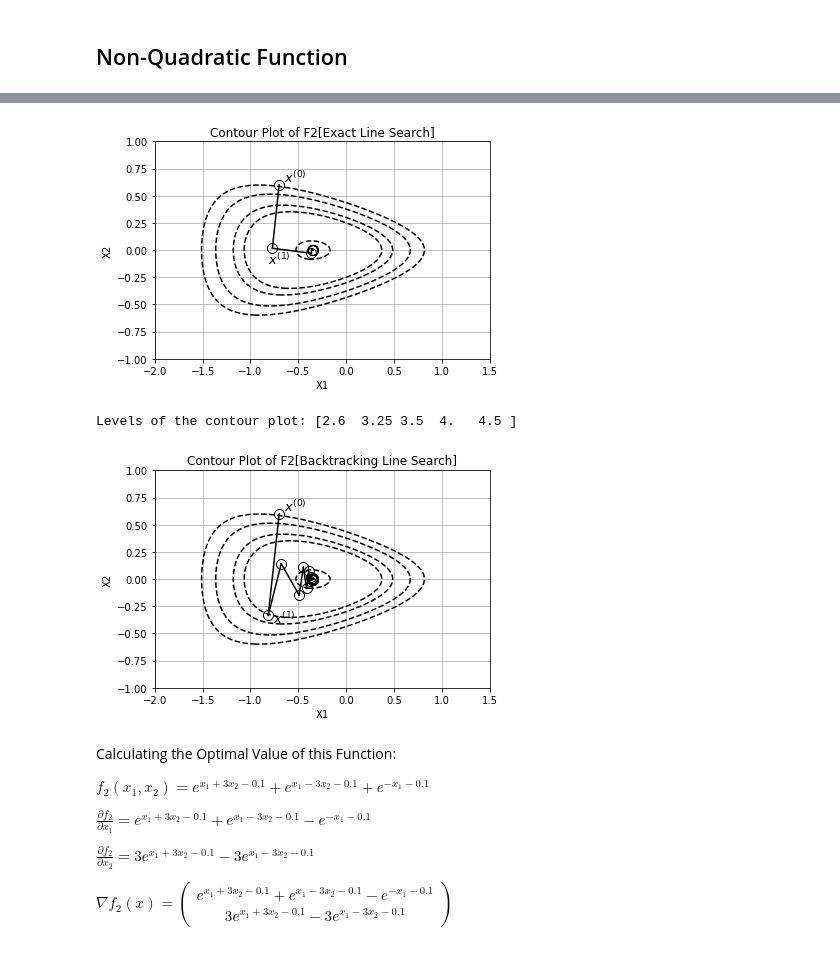
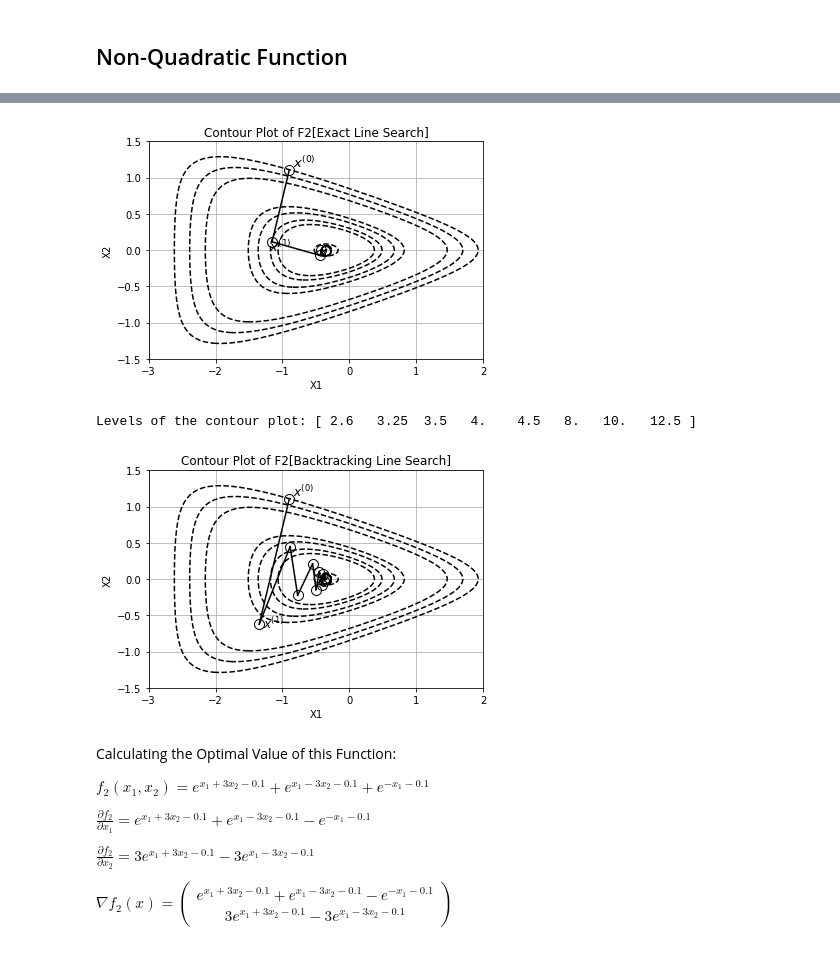
Before and after one commit to Ravi-Raghavan/ConvexOptimization, a Jupyter notebook: hw4.ipynb, the cells around one changed output, grey strips where cells are left out. Saved outputs shown, nothing was run; the diff lists cells and outputs as text; code cells hidden in the pictures.

```diff
--- a/hw4.ipynb
+++ b/hw4.ipynb
@@ -448,6 +438,6 @@ def f2_backtracking_algorithm(x: np.ndarray, delta_x: np.ndarray, alpha = 0.1, b
 
     return t
 # %%
-x0 = np.array([[-0.7], [0.6]]) #initial iterate for gradient descent
+x0 = np.array([[-0.9], [1.1]]) #initial iterate for gradient descent
 # %%
 #run vanilla gradient descent for f2(i.e. the non-quadratic function)
@@ -455,13 +445,13 @@ f2_vanilla_gd_iterates, f2_vanilla_gd_function_values = vanilla_gradient_descent
 # %%
 #run gradient descent, with exact line search, for f2(i.e. the non-quadratic function)
-f2_exact_line_search_iterates, f2_exact_line_search_function_values = exact_line_search_gradient_descent(f2, f2_gradient, f2_exact_line_search, x0, 2000, 1e-6)
+f2_exact_line_search_iterates, f2_exact_line_search_function_values = exact_line_search_gradient_descent(f2, f2_gradient, f2_exact_line_search, x0, 30, 1e-8)
 # %%
 #run gradient descent, with backtracking, for f2(i.e. the non-quadratic function)
-f2_backtracking_iterates, f2_backtracking_function_values = backtracking_line_search_gradient_descent(f2, f2_gradient, f2_backtracking_algorithm, x0, 2000, 1e-6)
+f2_backtracking_iterates, f2_backtracking_function_values = backtracking_line_search_gradient_descent(f2, f2_gradient, f2_backtracking_algorithm, x0, 30, 1e-8)
 # %%
 #define ranges for x1 and x2
-x1 = np.linspace(-2, 1.5, 2000)
-x2 = np.linspace(-1, 1, 2000)
+x1 = np.linspace(-3, 2, 2000)
+x2 = np.linspace(-1.5, 1.5, 2000)
 
 #generate (x,y) coordinates for contour grid given x1(x coord) and x2(y coord)
 X1, X2 = np.meshgrid(x1, x2)
@@ -492,24 +482,24 @@ for i in range(len(f2_exact_line_search_iterates)-1):
     plt.plot([f2_exact_line_search_iterates[i][0, 0], f2_exact_line_search_iterates[i+1][0, 0]], [f2_exact_line_search_iterates[i][1, 0], f2_exact_line_search_iterates[i+1][1, 0]], color='black', linestyle='-')
 
 #Plot contours
-contour = plt.contour(X1, X2, F, levels = [2.6, 3.25, 3.5, 4, 4.5], colors='black', linestyles='dashed')
+contour = plt.contour(X1, X2, F, levels = [2.6, 3.25, 3.5, 4, 4.5, 8, 10, 12.5], colors='black', linestyles='dashed')
 plt.xlabel('X1')
 plt.ylabel('X2')
 plt.title('Contour Plot of F2[Exact Line Search]')
 plt.grid(True)
 plt.show()
 # %% [output]
-[figure, old version]
+[figure, new version]
 # %%
 #Print levels of contour plot for debugging information
 levels = contour.levels
 print("Levels of the contour plot:", levels)
 # %% [output]
-Levels of the contour plot: [2.6  3.25 3.5  4.   4.5 ]
+Levels of the contour plot: [ 2.6   3.25  3.5   4.    4.5   8.   10.   12.5 ]
 # %%
 #define ranges for x1 and x2
-x1 = np.linspace(-2, 1.5, 2000)
-x2 = np.linspace(-1, 1, 2000)
+x1 = np.linspace(-3, 2, 2000)
+x2 = np.linspace(-1.5, 1.5, 2000)
 
 #generate (x,y) coordinates for contour grid given x1(x coord) and x2(y coord)
 X1, X2 = np.meshgrid(x1, x2)
@@ -517,37 +507,37 @@ X1, X2 = np.meshgrid(x1, x2)
 #function to calculate f2 value
 #x1, x2: inputs
 def f2_plot(x1, x2):
     A = np.exp(x1 + (3 * x2) - 0.1)
     B = np.exp(x1 - (3 * x2) - 0.1)
     C = np.exp((-1 * x1) - 0.1)
 
     return A + B + C
 
 #given points on the contour grid, get function values
 F = f2_plot(X1, X2)
 
 #plot f2 backtracking iterates
 for point in f2_backtracking_iterates:
     plt.plot(point[0, 0], point[1, 0], 'o', markersize=10, color='black', markerfacecolor='none')
 
 #label x^(0) and x^(1)
 offset = 0.05
-plt.text(f2_backtracking_iterates[0][0, 0] + offset, f2_backtracking_iterates[0][1, 0], r'$x^{(0)}$', fontsize=13, color='black', va='bottom', ha='left')
-plt.text(f2_backtracking_iterates[1][0, 0] + offset, f2_backtracking_iterates[1][1, 0] - 2 * offset, r'$x^{(1)}$', fontsize=13, color='black', va='bottom', ha='left')
+plt.text(f2_backtracking_iterates[0][0, 0] + offset, f2_backtracking_iterates[0][1, 0], r'$x^{(0)}$', fontsize=12, color='black', va='bottom', ha='left')
+plt.text(f2_backtracking_iterates[1][0, 0] + offset, f2_backtracking_iterates[1][1, 0] - 2 * offset, r'$x^{(1)}$', fontsize=12, color='black', va='bottom', ha='left')
 
 #Connect iterates via a line
 for i in range(len(f2_backtracking_iterates)-1):
     plt.plot([f2_backtracking_iterates[i][0, 0], f2_backtracking_iterates[i+1][0, 0]], [f2_backtracking_iterates[i][1, 0], f2_backtracking_iterates[i+1][1, 0]], color='black', linestyle='-')
 
 #Plot contours
-plt.contour(X1, X2, F, levels = [2.6, 3.25, 3.5, 4, 4.5], colors='black', linestyles='dashed')
+plt.contour(X1, X2, F, levels = [2.6, 3.25, 3.5, 4, 4.5, 8, 10, 12.5], colors='black', linestyles='dashed')
 plt.xlabel('X1')
 plt.ylabel('X2')
 plt.title('Contour Plot of F2[Backtracking Line Search]')
 plt.grid(True)
 plt.show()
 # %% [output]
-[figure, old version]
+[figure, new version]
 # %% [markdown]
 Calculating the Optimal Value of this Function:
 
```
Also changed, not shown: parts of 10 cells of this notebook.
